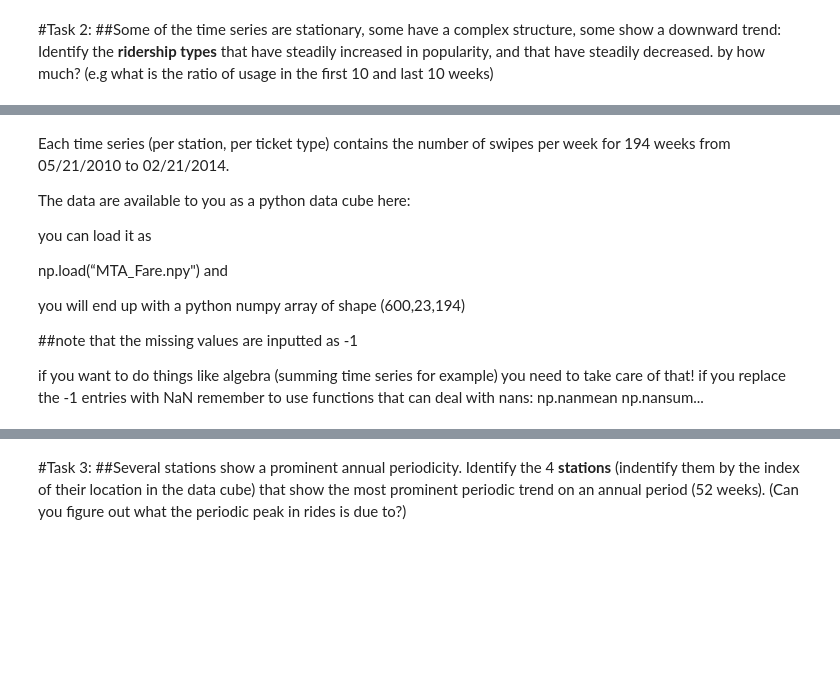
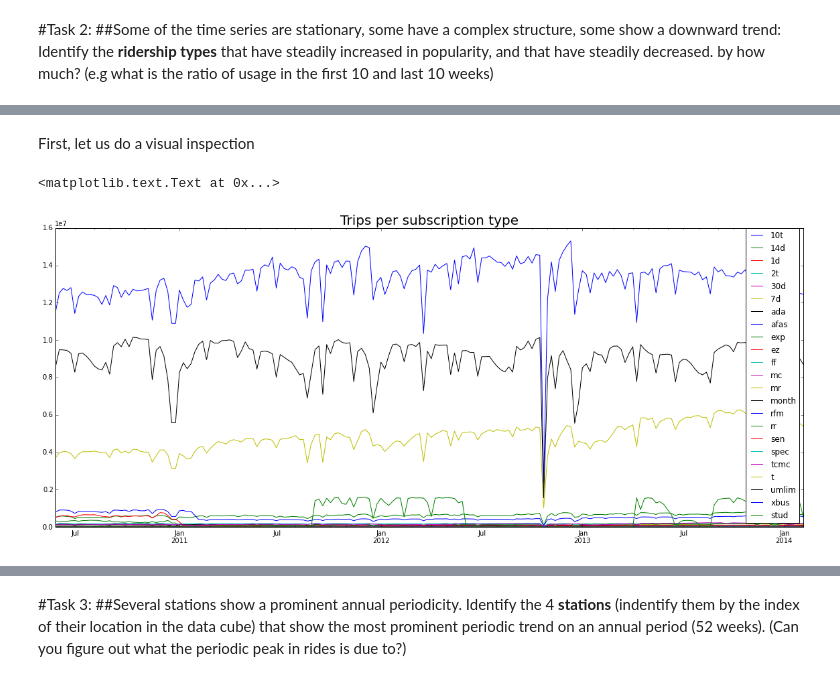
Before and after one commit to sarangof/PUI2015_sarangof, a Jupyter notebook: HW6/HW6 Sara Arango.ipynb, the cells around one changed output, grey strips where cells are left out. Drawn from its saved outputs; the diff is of its cells as text; code cells hidden in the pictures; blank space fills up the shorter version.

```diff
--- a/HW6/HW6 Sara Arango.ipynb
+++ b/HW6/HW6 Sara Arango.ipynb
@@ -161,20 +113,10 @@ Image(filename = "Ridetypes.png")
-# %% [markdown]
-Each time series (per station, per ticket type) contains
-the number of swipes per week for 194 weeks
-from 05/21/2010 to 02/21/2014.
-
-The data are available to you as a python data cube here:
-
-you can load it as
-
-np.load(“MTA_Fare.npy") and
-
-
-you will end up with a python numpy array of
-shape (600,23,194)
-
-##note that the missing values are inputted as -1
-
-if you want to do things like algebra (summing time series for example) you need to take care of that! if you replace the -1 entries with NaN remember to use functions that can deal with nans:
-np.nanmean
-np.nansum...
+# %% [markdown]
+First, let us do a visual inspection
+# %%
+# Plotting trips per subscription type
+
+ax = mta_stations.plot(figsize=(20,8))
+ax.set_title("Trips per subscription type", fontsize=20)
+# %% [output]
+<matplotlib.text.Text at 0x...>
+[figure, added]
```
Also changed, not shown: parts of 37 cells of this notebook.
